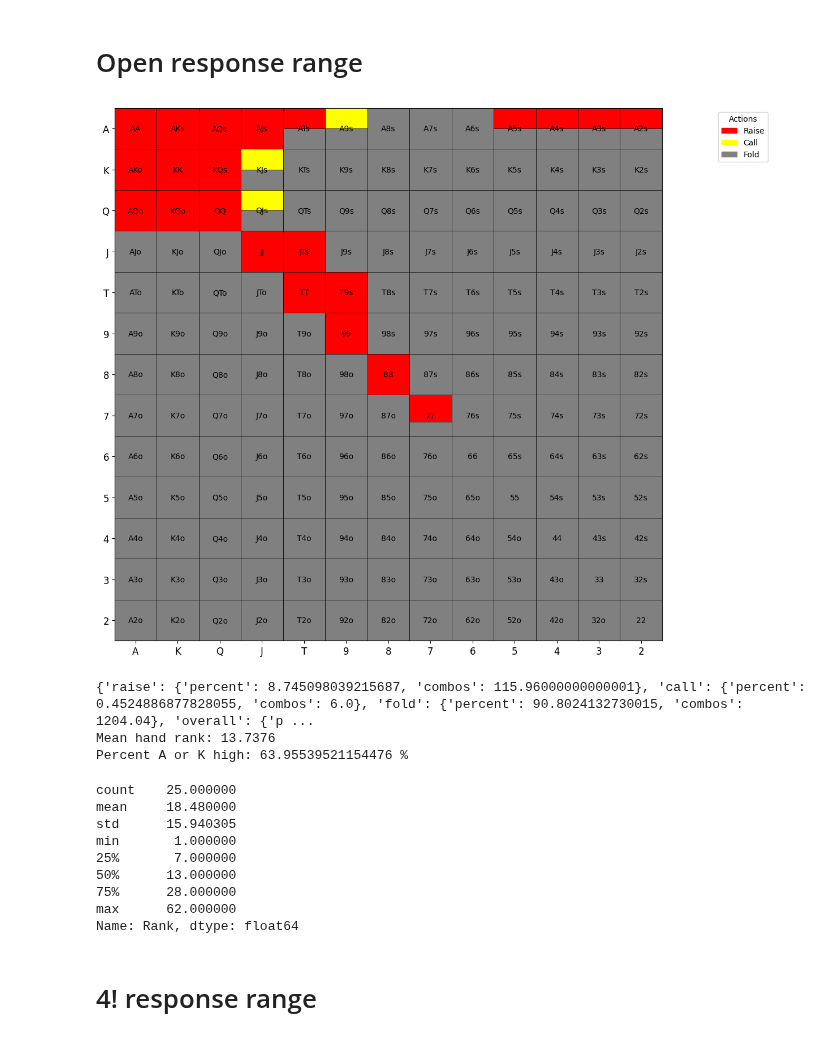
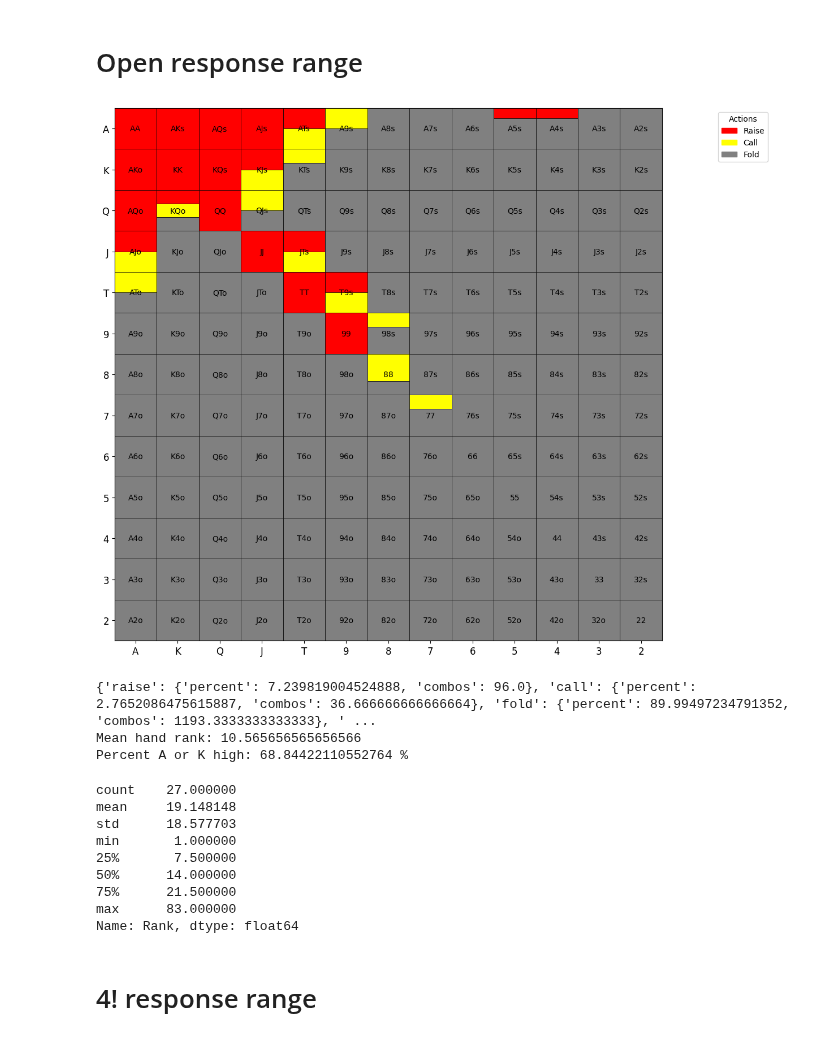
Before and after one commit to KunaalAgarwal/poker_analysis, a Jupyter notebook: src/mp1_ranges.ipynb, the cells around one changed output. Saved outputs shown, nothing was run; the diff lists cells and outputs as text; code cells hidden in the pictures.

Commit message:
corrected mp1 ranges and feel good about them now

```diff
--- a/src/mp1_ranges.ipynb
+++ b/src/mp1_ranges.ipynb
@@ -252,10 +247,10 @@ open_response_range = {
     "JJ": {"raise": 1.0, "call": 0.0},
     "TT": {"raise": 1.0, "call": 0.0},
     "99": {"raise": 1.0, "call": 0.0},
-    "88": {"raise": 1.0, "call": 0.0},
-    "77": {"raise": 0.66, "call": 0.0}, # lowering frequency on 77 and 66 slightly
+    "88": {"raise": 0.0, "call": 2/3},
+    "77": {"raise": 0.0, "call": 1/3},
     "66": {"raise": 0.0, "call": 0.0},
-    "55": {"raise": 0.0, "call": 0.0}, # these low pocket pairs turn into folds quickly
+    "55": {"raise": 0.0, "call": 0.0},
     "44": {"raise": 0.0, "call": 0.0},
     "33": {"raise": 0.0, "call": 0.0},
     "22": {"raise": 0.0, "call": 0.0},
@@ -263,93 +258,94 @@ open_response_range = {
     "AKs": {"raise": 1.0, "call": 0.0},
     "AQs": {"raise": 1.0, "call": 0.0},
     "AJs": {"raise": 1.0, "call": 0.0},
-    "ATs": {"raise": 0.5, "call": 0.0},
+    "ATs": {"raise": 0.5, "call": 0.5},
     "A9s": {"raise": 0.0, "call": 0.5},
     "A8s": {"raise": 0.0, "call": 0.0},
     "A7s": {"raise": 0.0, "call": 0.0},
-    "A6s": {"raise": 0.0, "call": 0.0}, # these middling aces turn into folds quickly
-    "A5s": {"raise": 0.5, "call": 0.0}, # 3bet bluffs
-    "A4s": {"raise": 0.5, "call": 0.0},
-    "A3s": {"raise": 0.5, "call": 0.0},
-    "A2s": {"raise": 0.5, "call": 0.0},
+    "A6s": {"raise": 0.0, "call": 0.0},
+    # 3bet bluffs (UTG open shouldn't have too many bluffs so doing this infrequently)
+    "A5s": {"raise": 0.25, "call": 0.0},
+    "A4s": {"raise": 0.25, "call": 0.0}, # second best wheel ace
+    "A3s": {"raise": 0.0, "call": 0.0},
+    "A2s": {"raise": 0.0, "call": 0.0},
 
-    "AKo": {"raise": 1.0, "call": 0.0}, # OOP raising is far better
+    "AKo": {"raise": 1.0, "call": 0.0},
     "AQo": {"raise": 1.0, "call": 0.0},
-    "AJo": {"raise": 0.0, "call": 0.0},
-    "ATo": {"raise": 0.0, "call": 0.0},
+    "AJo": {"raise": 0.5, "call": 0.5},
+    "ATo": {"raise": 0.0, "call": 0.5}, # depends how tight UTG is, A10o pretty good in position if goes heads up
     "A9o": {"raise": 0.0, "call": 0.0},
     "A8o": {"raise": 0.0, "call": 0.0},
 
     "KQs": {"raise": 1.0, "call": 0.0},
-    "KJs": {"raise": 0.0, "call": 0.5},
-    "KTs": {"raise": 0.0, "call": 0.0},
+    "KJs": {"raise": 0.5, "call": 0.5},
+    "KTs": {"raise": 0.0, "call": 1/3}, # can call sometimes, raise is a bit to mergy and is always a fold to 4bet
     "K9s": {"raise": 0.0, "call": 0.0},
     "K8s": {"raise": 0.0, "call": 0.0},
 
-    "KQo": {"raise": 1.0, "call": 0.0},
-    "KJo": {"raise": 0.0, "call": 0.0},
+    "KQo": {"raise": 1/3, "call": 1/3}, # like it personally, but may be a bit aggressive
+    "KJo": {"raise": 0.0, "call": 0.0}, # utg doesn't open worse KXo than this and <KJo are all folding to 4bets
     "KTo": {"raise": 0.0, "call": 0.0},
     "K9o": {"raise": 0.0, "call": 0.0},
 
     "QJs": {"raise": 0.0, "call": 0.5},
-    "QTs": {"raise": 0.0, "call": 0.0},
+    "QTs": {"raise": 0.0, "call": 0.0}, # in games with no 3bets this might be ok to call with
     "Q9s": {"raise": 0.0, "call": 0.0},
 
     "QJo": {"raise": 0.0, "call": 0.0},
     "QTo": {"raise": 0.0, "call": 0.0},
 
-    "JTs": {"raise": 1.0, "call": 0.0},
-    "J9s": {"raise": 0.0, "call": 0.0}, # j9 raise/fold, not good enough to call
+    "JTs": {"raise": 0.5, "call": 0.5}, # can use as 3bet bluff for unblocking middling pairs and good playability in position of UTG
+    "J9s": {"raise": 0.0, "call": 0.0},
 
     "JTo": {"raise": 0.0, "call": 0.0},
     "J9o": {"raise": 0.0, "call": 0.0},
 
-    "T9s": {"raise": 1.0, "call": 0.0}, # 3bet bluff
-    "T8s": {"raise": 0.0, "call": 0.0}, # this will fold to earlier
+    "T9s": {"raise": 0.5, "call": 0.5}, # can use as 3bet bluff for unblocking middling pairs and good playability in position of UTG
+    "T8s": {"raise": 0.0, "call": 0.0},
 
-    "98s": {"raise": 0.0, "call": 0.0},
+    "98s": {"raise": 0.0, "call": 1/3}, # call at low frequency as would always fold to 4bet
     "97s": {"raise": 0.0, "call": 0.0},
 
     "87s": {"raise": 0.0, "call": 0.0},
     "86s": {"raise": 0.0, "call": 0.0},
 
     "76s": {"raise": 0.0, "call": 0.0},
     "75s": {"raise": 0.0, "call": 0.0},
 
     "65s": {"raise": 0.0, "call": 0.0},
 
     "54s": {"raise": 0.0, "call": 0.0},
 
     "43s": {"raise": 0.0, "call": 0.0},
 
     "32s": {"raise": 0.0, "call": 0.0},
 }
 
 # Visualize the range
 open_response = range_construction.generate_range(open_response_range, '../ranges/mp1_ranges/mp1_open_response')
 open_response_distribution = range_construction.range_hand_distribution(open_response_range)
 open_response_percent_by_actions = range_construction.range_percent_by_all_actions(open_response_range)
 open_response_mean_hand_rank = range_construction.average_range_rank(open_response_range)
 
 print(open_response_percent_by_actions)
 print(f'Mean hand rank: {open_response_mean_hand_rank}')
 print(f'Percent A or K high: {range_construction.percent_range_high_card(open_response_range)} %')
 
 open_response_distribution[1].to_csv('../ranges/mp1_ranges/mp1_open_response_distribution.csv')
 open_response_distribution[0]
 # %% [output]
-[figure, old version]
+[figure, new version]
-{'raise': {'percent': 8.745098039215687, 'combos': 115.96000000000001}, 'call': {'percent': 0.4524886877828055, 'combos': 6.0}, 'fold': {'percent': 90.8024132730015, 'combos': 1204.04}, 'overall': {'p ...
-Mean hand rank: 13.7376
-Percent A or K high: 63.95539521154476 %
+{'raise': {'percent': 7.239819004524888, 'combos': 96.0}, 'call': {'percent': 2.7652086475615887, 'combos': 36.666666666666664}, 'fold': {'percent': 89.99497234791352, 'combos': 1193.3333333333333}, ' ...
+Mean hand rank: 10.565656565656566
+Percent A or K high: 68.84422110552764 %
-count    25.000000
-mean     18.480000
-std      15.940305
+count    27.000000
+mean     19.148148
+std      18.577703
 min       1.000000
-25%       7.000000
-50%      13.000000
-75%      28.000000
-max      62.000000
+25%       7.500000
+50%      14.000000
+75%      21.500000
+max      83.000000
 Name: Rank, dtype: float64
 # %% [markdown]
 # 4! response range
```
Also changed, not shown: parts of 3 cells of this notebook, 9 other files.
